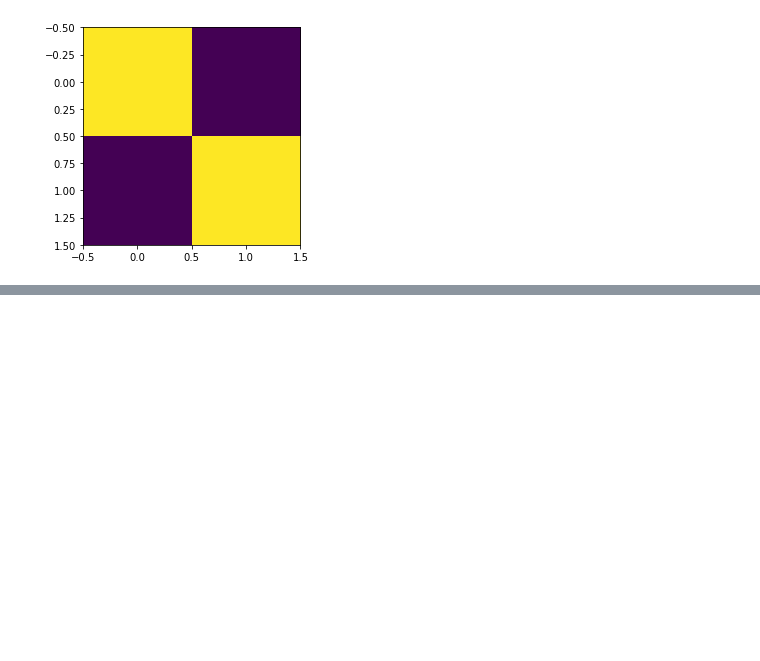
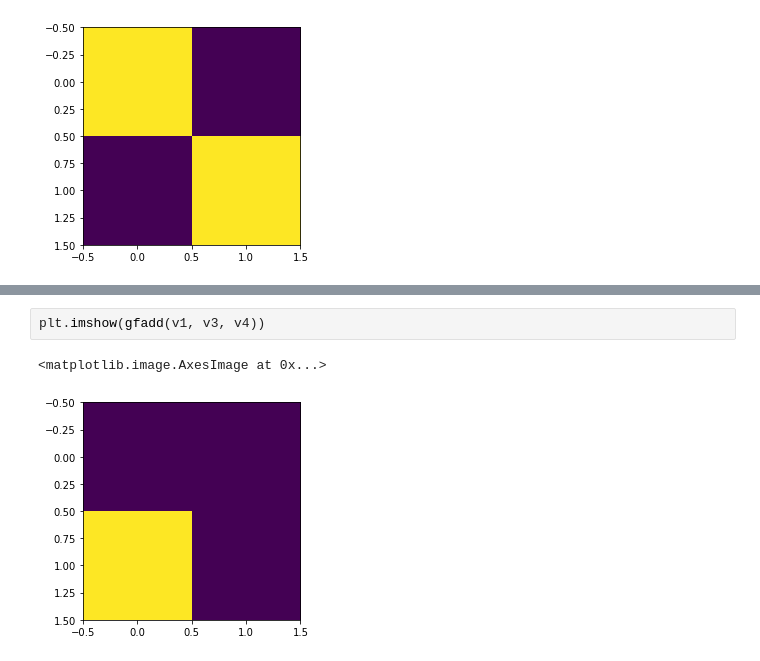
Before and after one commit to shivakumarjayaraman/ctm, a Jupyter notebook: vector/Vector Spaces.ipynb, the cells around one changed output, grey strips where cells are left out. Cells and saved outputs as stored; diff of their text form; blank space fills up the shorter version.

```diff
--- a/vector/Vector Spaces.ipynb
+++ b/vector/Vector Spaces.ipynb
@@ -71,0 +89,5 @@ plt.imshow(s)
+# %%
+plt.imshow(gfadd(v1, v3, v4))
+# %% [output]
+<matplotlib.image.AxesImage at 0x...>
+[figure, added]
```
Also changed, not shown: parts of 9 cells of this notebook.
